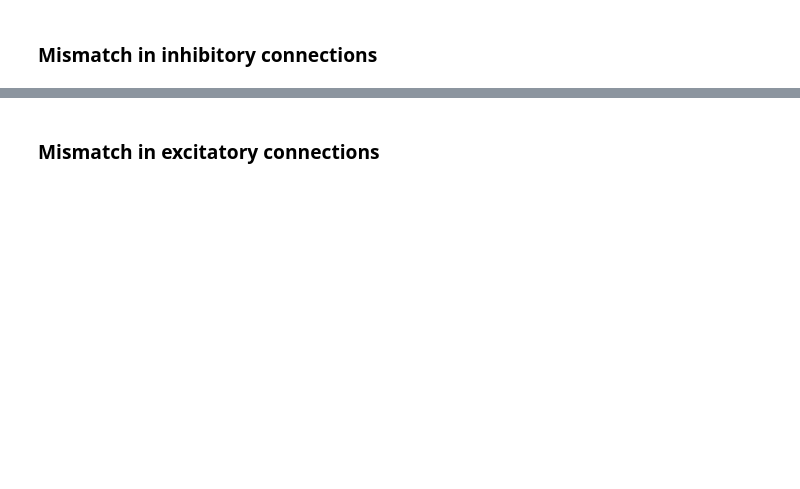
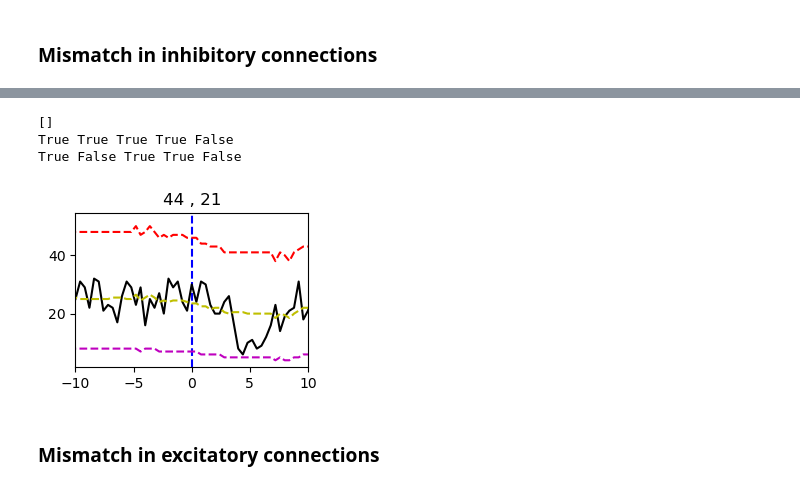
Before and after one commit to rajatsaxena/mea, a Jupyter notebook: CCG/CCG-Test2.ipynb, the cells around one changed output, grey strips where cells are left out. Cells and saved outputs as stored; diff of their text form; code cells hidden in the pictures; blank space fills up the shorter version.

```diff
--- a/CCG/CCG-Test2.ipynb
+++ b/CCG/CCG-Test2.ipynb
@@ -286,3 +287,71 @@ for r,c in zip(row,col):
+# %%
+r,c = 44,21
+
+ccg = cch[:,r,c]
+# calculate null-distribution using convolution based
+# on Stark & Abeles; poisson continuity correction
+pvals, pred, qvals = cch_conv(ccg, W, WINTYPE=convType)
+pvals, pred, qvals = np.ravel(pvals), np.ravel(pred), np.ravel(qvals)
+# calculate upper and lower bound with bonferroni correction, given alpha levels
+hiBound, loBound = calculate_bounds(pred, alpha, np.ceil(win_monosyn/bin_dur)*2)
+
+# 1) there should be a dip in 0.0008 ms - 0.0048 ms
+dip_post = sig[postbins]
+dip_pre = sig[prebins]
+
+# 2) dip p-value < alpha (0.001)
+dip_pval_check_post = qvals[postbins] < alpha
+dip_pval_check_pre = qvals[prebins] < alpha
+
+# 3) dip amp < 1.5 sd
+dip_ht_post = np.nanmin(baseline_ccg[postbins])
+dip_ht_pre = np.nanmin(baseline_ccg[prebins])
+dipstd_check_post = dip_ht_post < dipsd*std_baseline
+dipstd_check_pre = dip_ht_pre < dipsd*std_baseline
+
+# 4) Dip’s width (contiguous bins with pvals < 0.01 or 0.5*peak_ht) in (0.8 - 4) ms
+sig_bins = ((qvals[postbins]<alpha2) & ((baseline_ccg[postbins]<0.5*dip_ht_post) | (baseline_ccg[postbins]<-widthsd*std_baseline))).astype(int)
+contiguous_segments = np.split(sig_bins, np.where(np.diff(sig_bins) != 0)[0] + 1)
+widths_post = [len(seg)*bin_dur for seg in contiguous_segments if seg[0] == 1]
+width_check_post = any(sig_width[0] <= width <= sig_width[-1] for width in widths_post)
+print(widths_post)
+
+sig_bins = ((qvals[prebins]<alpha2) & ((baseline_ccg[prebins]<0.5*dip_ht_pre) | (baseline_ccg[prebins]<-widthsd*std_baseline))).astype(int)
+contiguous_segments = np.split(sig_bins, np.where(np.diff(sig_bins) != 0)[0] + 1)
+widths_pre = [len(seg)*bin_dur for seg in contiguous_segments if seg[0] == 1]
+width_check_pre = any(sig_width[0] <= width <= sig_width[-1] for width in widths_pre)
+
+# 5) Peak’s width did not overlap with zero-lag bin (indicative of common input)
+# modified to bring the range (-0.0004 - 0.0004)
+no_overlap = np.any(~sig[zero_lag_bins])
+if not no_overlap:
+    zero_dip = np.nanmin(ccg[zero_lag_bins])
+    if (np.nanmin(ccg[postbins]) < zero_dip) or (np.nanmin(ccg[prebins]) > zero_dip):
+        no_overlap = False
+else:
+    zero_dip = np.nanmin(ccg[zero_lag_bins])
+    if zero_dip<np.nanmin(ccg[postbins]) and zero_dip<np.nanmin(ccg[prebins]):
+        no_overlap = False
+
+# check all condition
+print(np.any(dip_post), np.any(dip_pval_check_post), no_overlap, dipstd_check_post, width_check_post)
+print(np.any(dip_pre), np.any(dip_pval_check_pre), no_overlap, dipstd_check_pre, width_check_pre)
+
+
+plt.figure(figsize=(3,2))
+plt.axvline(x=0, c='b', ls='--')
+plt.plot(t*1000, cch[:, r, c], 'k')
+plt.plot(t*1000, Bounds[:,r,c, 0], 'r--')
+plt.plot(t*1000, Bounds[:,r,c, 1], 'm--')
+plt.plot(t*1000, Pred[:,r,c], 'y--')
+plt.title(str(r)+' , '+str(c))
+plt.xlim([-10,10])
+plt.show()
+# %% [output]
+[]
+True True True True False
+True False True True False
+[figure, added]
 # %% [markdown]
 ### Mismatch in excitatory connections
 # %%
```
Also changed, not shown: parts of 7 cells of this notebook.
